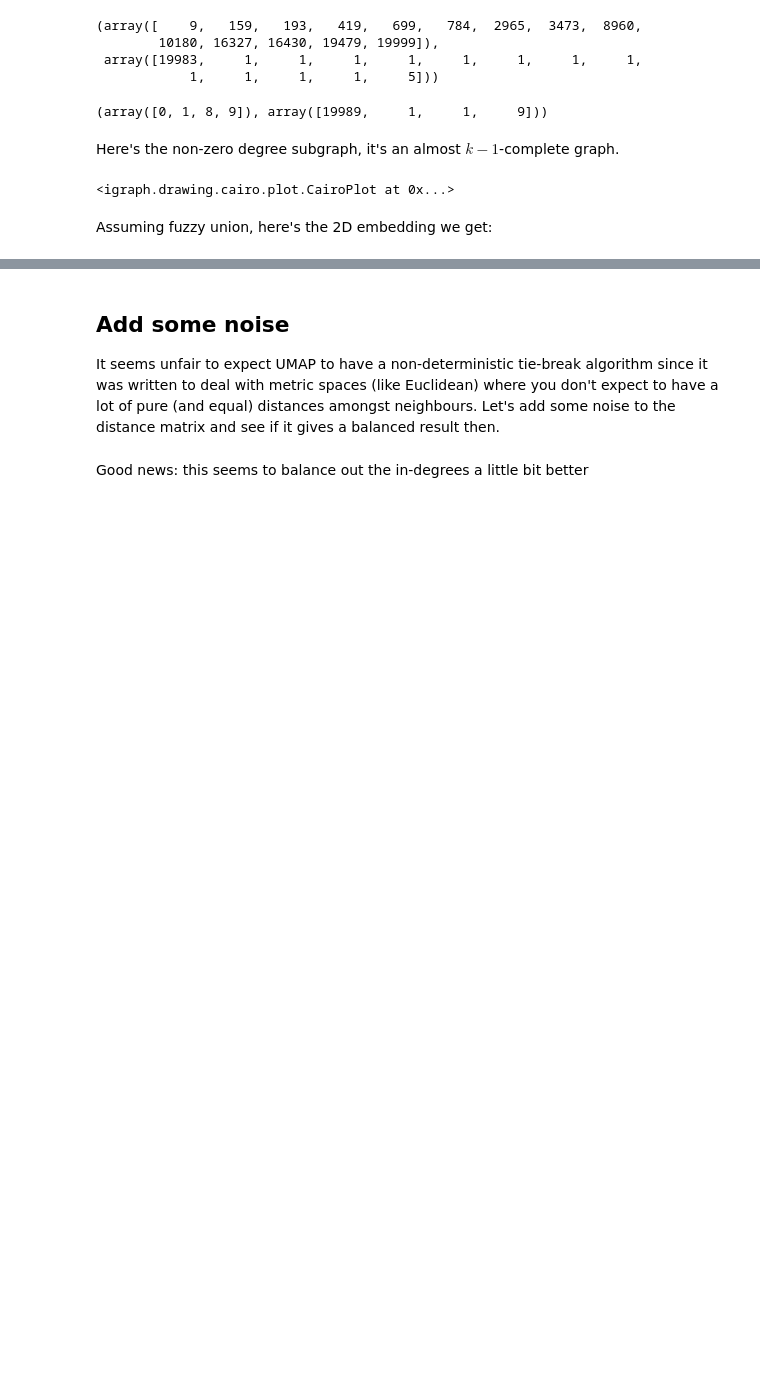
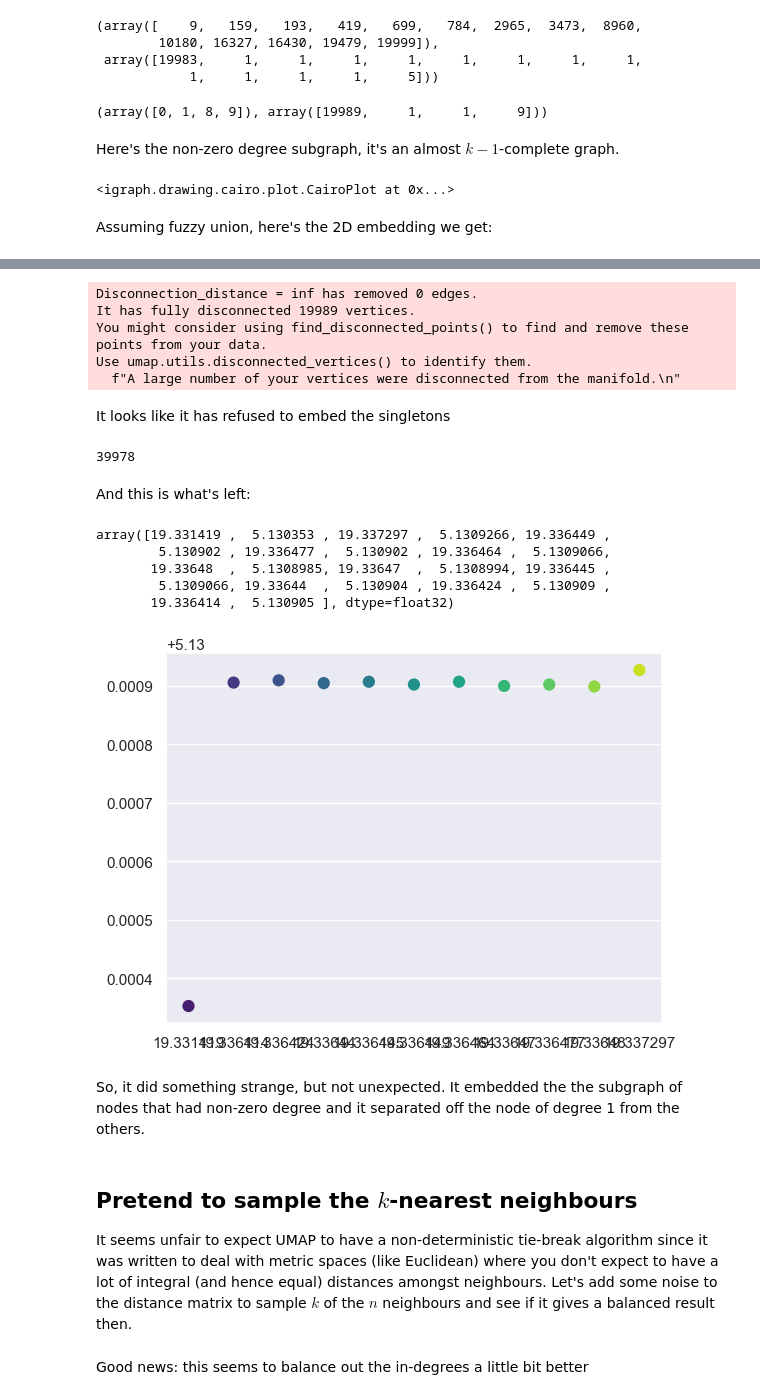
Before and after one commit to vpoulin/HighDimensionalClustering, a Jupyter notebook: notebooks/15-UMAP-on-graphs.ipynb, the cells around one changed output, grey strips where cells are left out. Drawn from its saved outputs; the diff is of its cells as text; code cells hidden in the pictures; blank space fills up the shorter version.

```diff
--- a/notebooks/15-UMAP-on-graphs.ipynb
+++ b/notebooks/15-UMAP-on-graphs.ipynb
@@ -232,7 +263,45 @@ umap.plot.points(X_rep, values=np.arange(n), theme='viridis');
+# %%
+X_rep = umap.UMAP(n_neighbors=k,
+                  random_state=random_state,
+                  set_op_mix_ratio=0.0,
+                  metric=metric,
+                  init='random',
+                 ).fit(M)
+# %% [output]
+Disconnection_distance = inf has removed 0 edges.
+It has fully disconnected 19989 vertices.
+You might consider using find_disconnected_points() to find and remove these points from your data.
+Use umap.utils.disconnected_vertices() to identify them.
+  f"A large number of your vertices were disconnected from the manifold.\n"
+# %%
+Y = X_rep.embedding_
+# %% [markdown]
+It looks like it has refused to embed the singletons
+# %%
+np.isnan(Y).sum()
+# %% [output]
+39978
+# %% [markdown]
+And this is what's left:
+# %%
+Z = Y[~np.isnan(Y)]
+Z
+# %% [output]
+array([19.331419 ,  5.130353 , 19.337297 ,  5.1309266, 19.336449 ,
+        5.130902 , 19.336477 ,  5.130902 , 19.336464 ,  5.1309066,
+       19.33648  ,  5.1308985, 19.33647  ,  5.1308994, 19.336445 ,
+        5.1309066, 19.33644  ,  5.130904 , 19.336424 ,  5.130909 ,
+       19.336414 ,  5.130905 ], dtype=float32)
+# %%
+sns.pointplot(x=Z[::2], y=Z[1::2], palette='viridis');
+# %% [output]
+[figure, added]
+# %% [markdown]
+So, it did something strange, but not unexpected. It embedded the the subgraph of nodes that had non-zero degree and it separated off the node of degree 1 from the others.
 # %% [markdown]
-## Add some noise
+## Pretend to sample the $k$-nearest neighbours
 
-It seems unfair to expect UMAP to have a non-deterministic tie-break algorithm since it was written to deal with metric spaces (like Euclidean) where you don't expect to have a lot of pure (and equal) distances amongst neighbours. Let's add some noise to the distance matrix and see if it gives a balanced result then.
+It seems unfair to expect UMAP to have a non-deterministic tie-break algorithm since it was written to deal with metric spaces (like Euclidean) where you don't expect to have a lot of integral (and hence equal) distances amongst neighbours. Let's add some noise to the distance matrix to sample $k$ of the $n$ neighbours and see if it gives a balanced result then.
 # %%
 n = 20
 # %%
```
Also changed, not shown: parts of 32 cells of this notebook.
